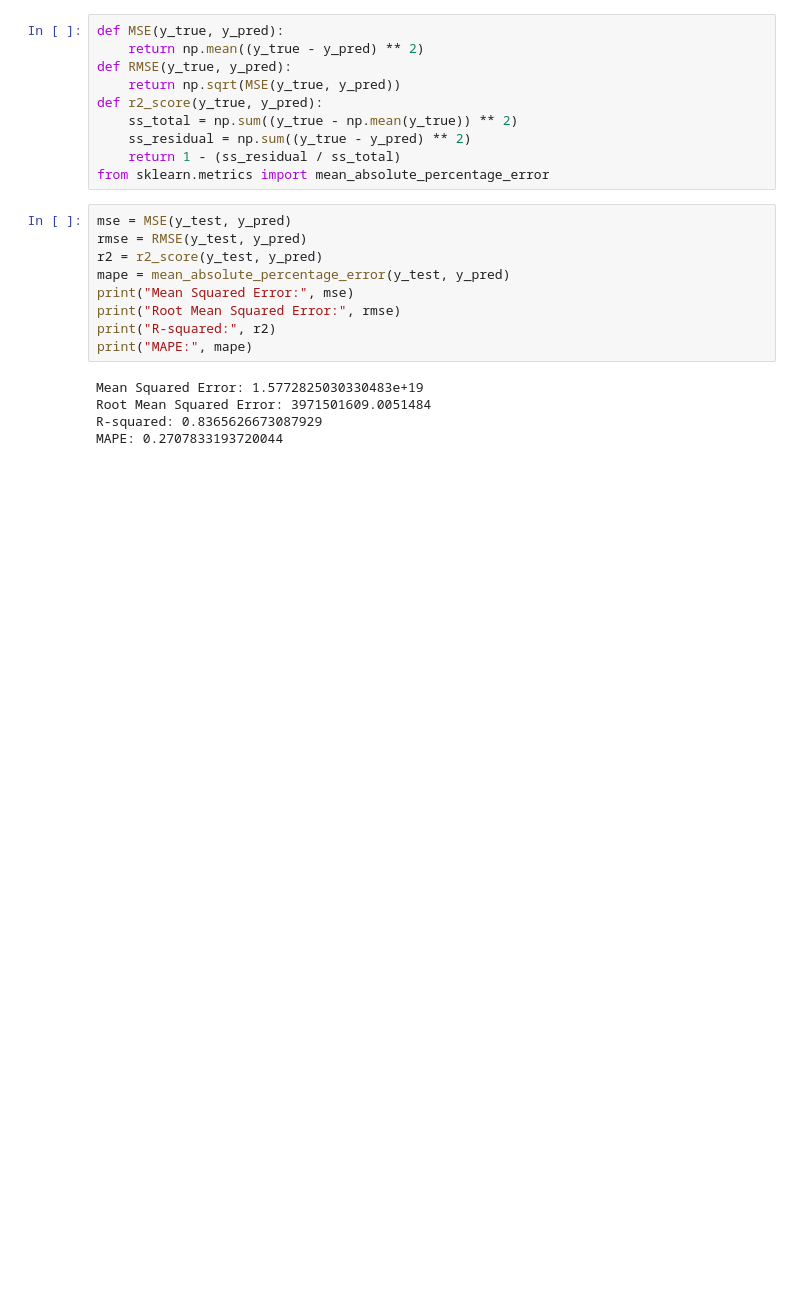
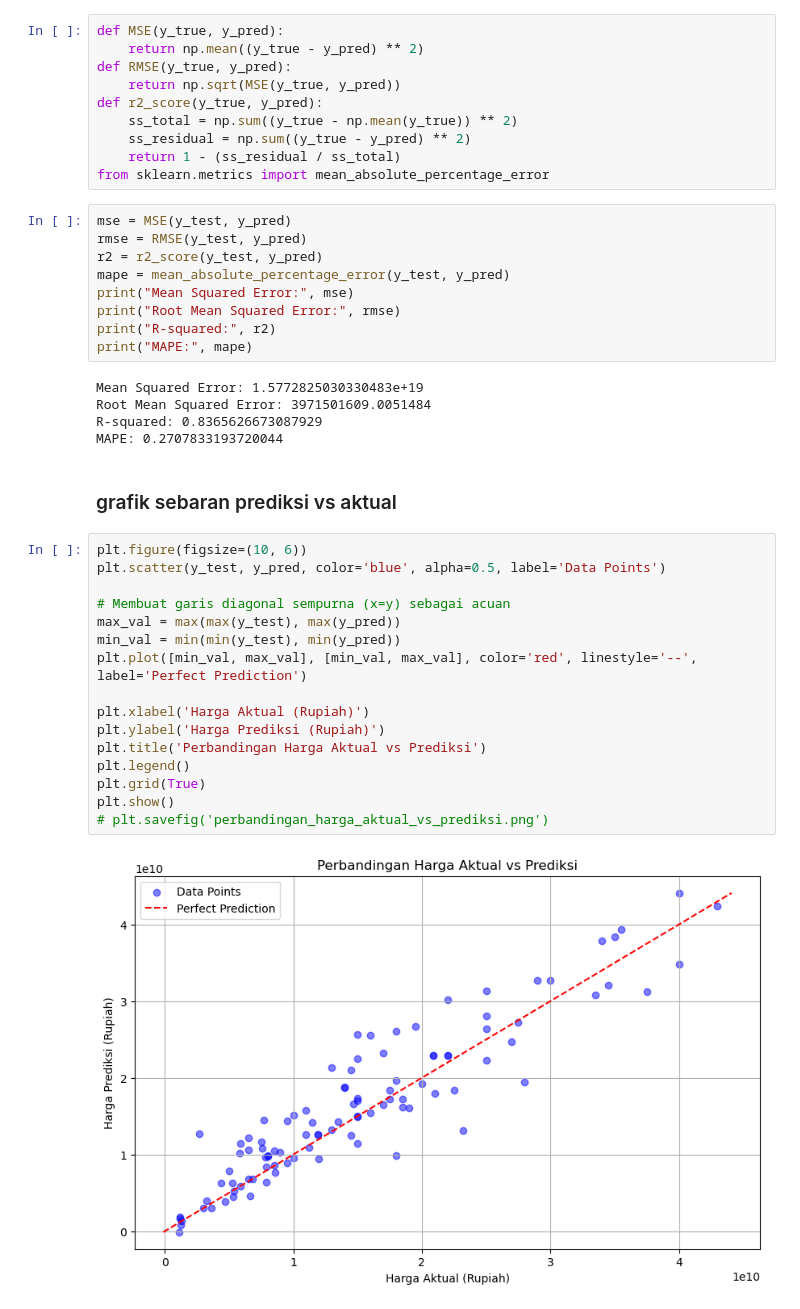
Before and after one commit to Dimassaputra5/Metode-Numerik, a Jupyter notebook: code/code.ipynb, the cells around one changed output. Drawn from its saved outputs; the diff is of its cells as text; blank space fills up the shorter version.

```diff
--- a/code/code.ipynb
+++ b/code/code.ipynb
@@ -270,3 +272,23 @@ Mean Squared Error: 1.5772825030330483e+19
 Root Mean Squared Error: 3971501609.0051484
 R-squared: 0.8365626673087929
 MAPE: 0.2707833193720044
+# %% [markdown]
+### grafik sebaran prediksi vs aktual
+# %%
+plt.figure(figsize=(10, 6))
+plt.scatter(y_test, y_pred, color='blue', alpha=0.5, label='Data Points')
+
+# Membuat garis diagonal sempurna (x=y) sebagai acuan
+max_val = max(max(y_test), max(y_pred))
+min_val = min(min(y_test), min(y_pred))
+plt.plot([min_val, max_val], [min_val, max_val], color='red', linestyle='--', label='Perfect Prediction')
+
+plt.xlabel('Harga Aktual (Rupiah)')
+plt.ylabel('Harga Prediksi (Rupiah)')
+plt.title('Perbandingan Harga Aktual vs Prediksi')
+plt.legend()
+plt.grid(True)
+plt.show()
+# plt.savefig('perbandingan_harga_aktual_vs_prediksi.png')
+# %% [output]
+[figure, added]
```
Also changed, not shown: parts of 7 cells of this notebook, 9 other files.
